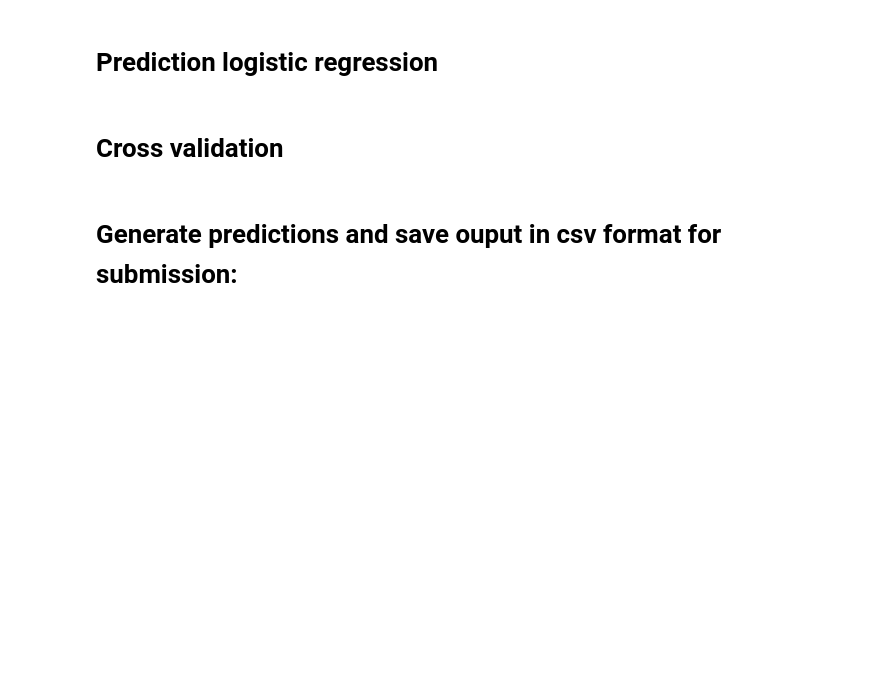
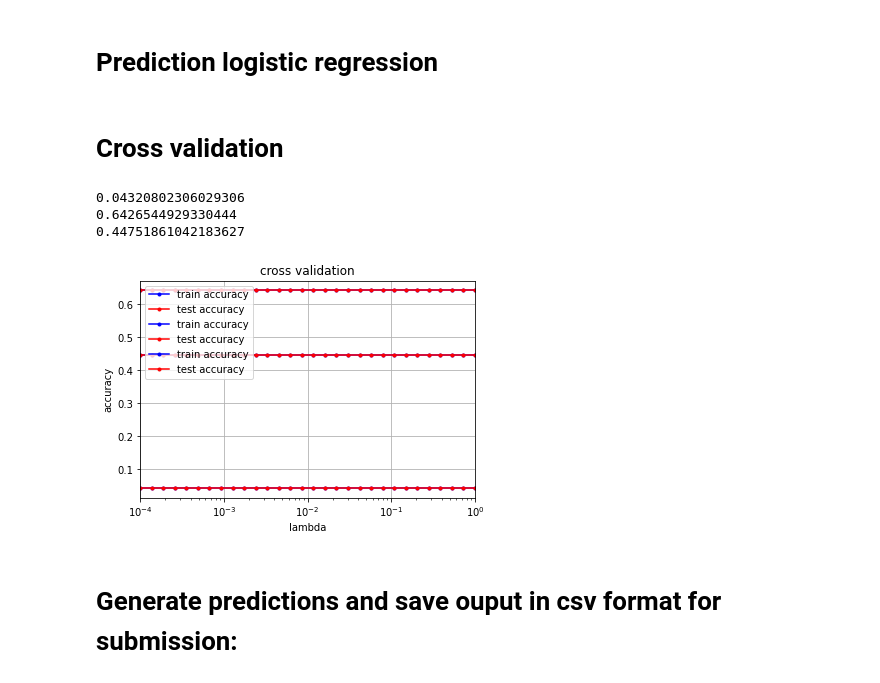
Before and after one commit to SelimMouaffak/ML_project1, a Jupyter notebook: scripts/Safe-point.ipynb, the cells around one changed output. Cells and saved outputs as stored; diff of their text form; code cells hidden in the pictures; blank space fills up the shorter version.

```diff
--- a/scripts/Safe-point.ipynb
+++ b/scripts/Safe-point.ipynb
@@ -298,9 +297,8 @@ def compute_loss_lin(y, tX, w):
 # %%
 ### Compute the gradient
 def compute_gradient_lin(y, tX, w):
-    N = tX.shape[0]
     e = y - (tX @ w)
-    return (-1/N) * (tX.T @ e)
+    return (-1/tX.shape[0]) * (tX.T @ e)
 # %%
 ### Gradient descent algorithm: the function returns best w
 def least_squares_GD(y, tX, initial_w, max_iters, gamma):
@@ -444,7 +442,7 @@ def cross_validation(y, x, k_indices, k, lambda_, degree):
     x_te = x[te_indice]
     x_tr = x[tr_indice]
 
-    w = least_squares(y_tr, x_tr)
+    w = least_squares_GD(y_tr, x_tr, np.zeros(x_tr.shape[1]), 10, 0.0001)
 
     y_pred_tr = predict_labels(w, x_tr)
     y_pred_te = predict_labels(w, x_te)
@@ -494,8 +492,13 @@ def cross_validation_demo(n_pri_jet):
     print(max(mean_acc_te))
     cross_validation_visualization(lambdas, mean_acc_tr, mean_acc_te)
 # %%
-#for j in range(3):
-    #cross_validation_demo(j)
+for j in range(3):
+    cross_validation_demo(j)
+# %% [output]
+0.04320802306029306
+0.6426544929330444
+0.44751861042183627
+[figure, added]
 # %% [markdown]
 # Generate predictions and save ouput in csv format for submission:
 # %%
```
Also changed, not shown: parts of 1 cell of this notebook, 3 other files.
